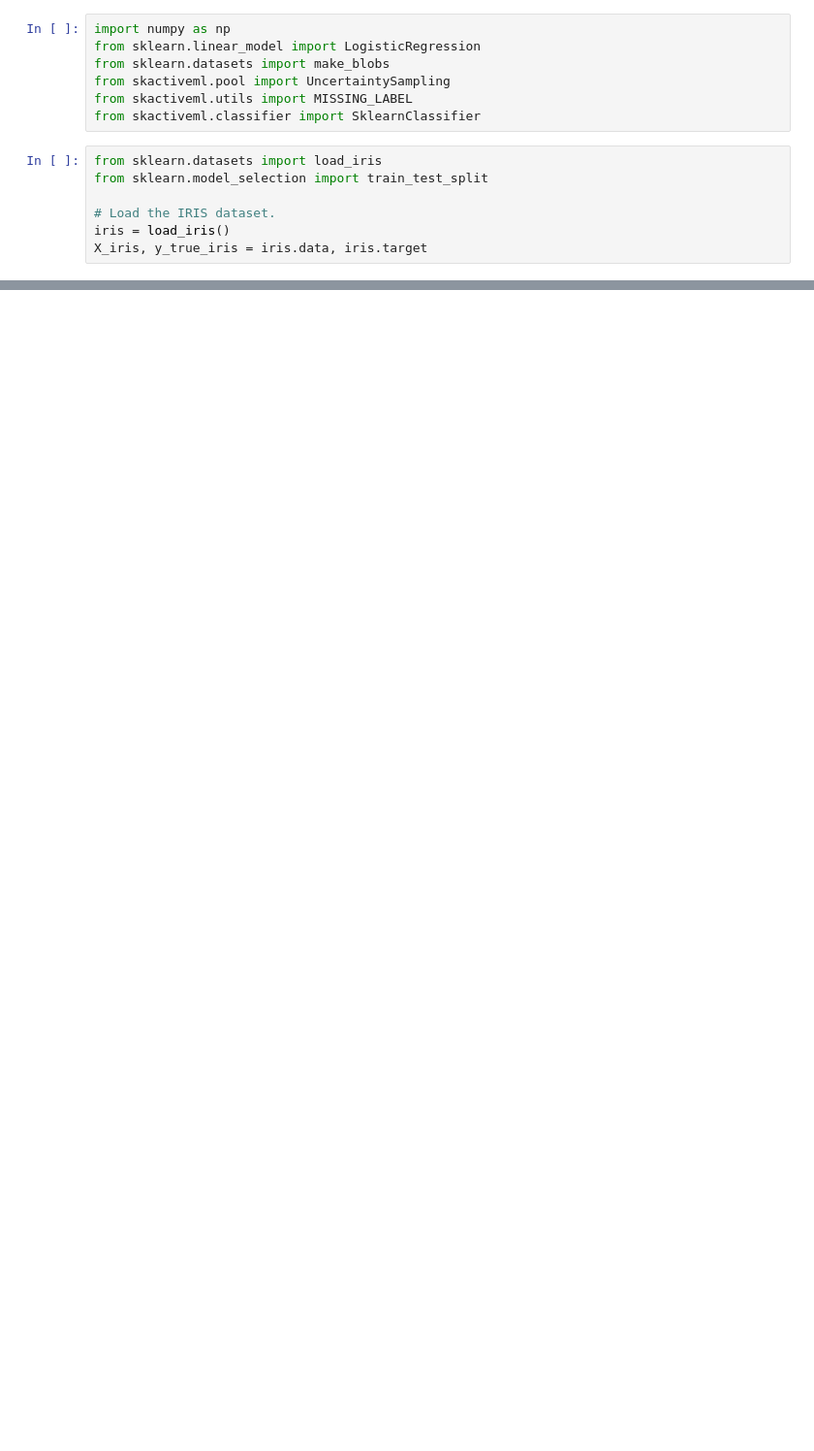
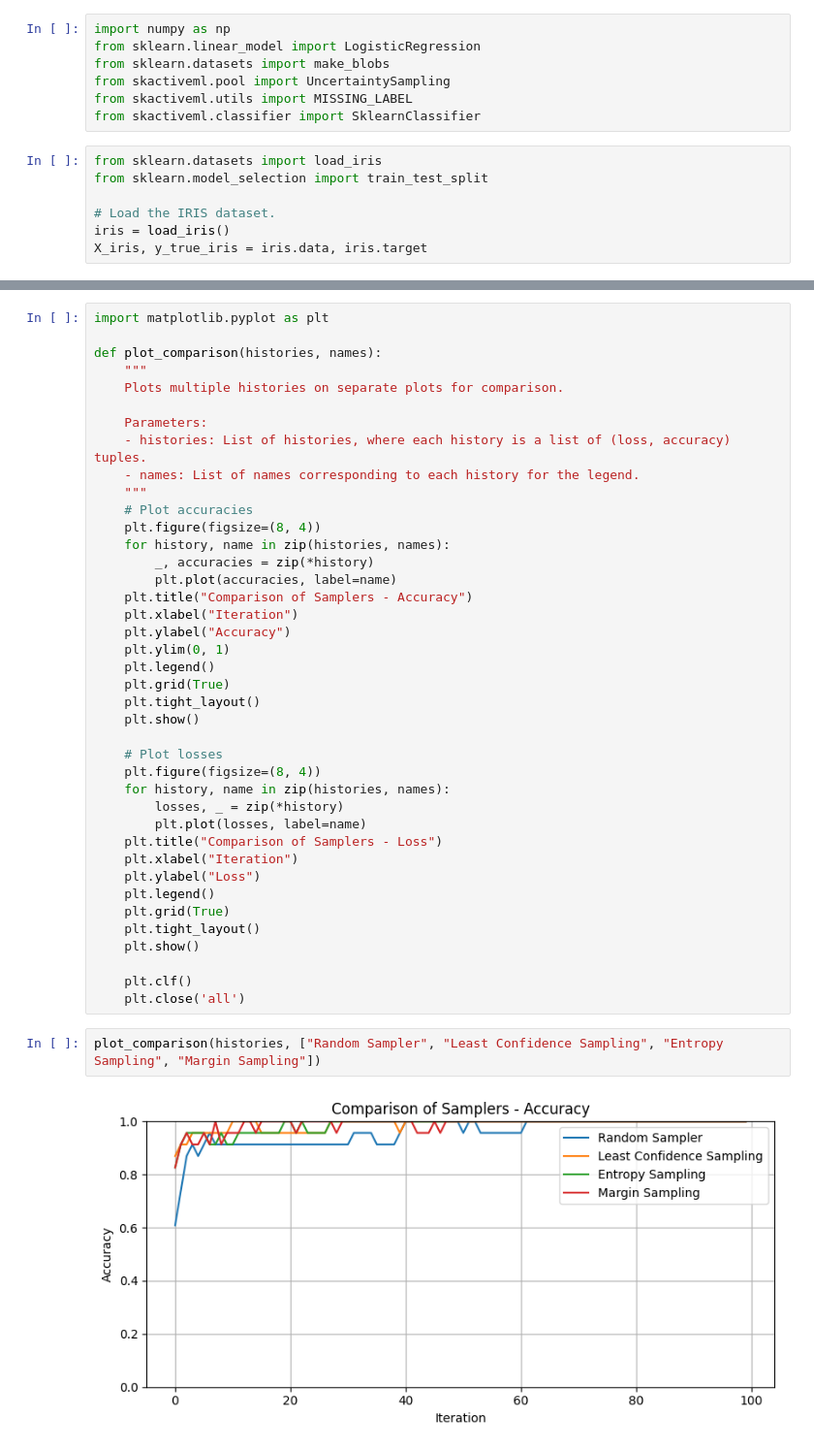
Before and after one commit to SuperNova74-K/ML_Active_Learning, a Jupyter notebook: main.ipynb, the cells around one changed output, grey strips where cells are left out. Shown at 97% size. Cells and saved outputs as stored; diff of their text form; blank space fills up the shorter version.

```diff
--- a/main.ipynb
+++ b/main.ipynb
@@ -130,0 +188,44 @@ main(x_ground=X_iris, y_ground=y_true_iris)
+# %%
+import matplotlib.pyplot as plt
+
+def plot_comparison(histories, names):
+    """
+    Plots multiple histories on separate plots for comparison.
+
+    Parameters:
+    - histories: List of histories, where each history is a list of (loss, accuracy) tuples.
+    - names: List of names corresponding to each history for the legend.
+    """
+    # Plot accuracies
+    plt.figure(figsize=(8, 4))
+    for history, name in zip(histories, names):
+        _, accuracies = zip(*history)
+        plt.plot(accuracies, label=name)
+    plt.title("Comparison of Samplers - Accuracy")
+    plt.xlabel("Iteration")
+    plt.ylabel("Accuracy")
+    plt.ylim(0, 1)
+    plt.legend()
+    plt.grid(True)
+    plt.tight_layout()
+    plt.show()
+
+    # Plot losses
+    plt.figure(figsize=(8, 4))
+    for history, name in zip(histories, names):
+        losses, _ = zip(*history)
+        plt.plot(losses, label=name)
+    plt.title("Comparison of Samplers - Loss")
+    plt.xlabel("Iteration")
+    plt.ylabel("Loss")
+    plt.legend()
+    plt.grid(True)
+    plt.tight_layout()
+    plt.show()
+
+    plt.clf()
+    plt.close('all')
+# %%
+plot_comparison(histories, ["Random Sampler", "Least Confidence Sampling", "Entropy Sampling", "Margin Sampling"])
+# %% [output]
+[figure, added]
```
Also changed, not shown: parts of 13 cells of this notebook.
